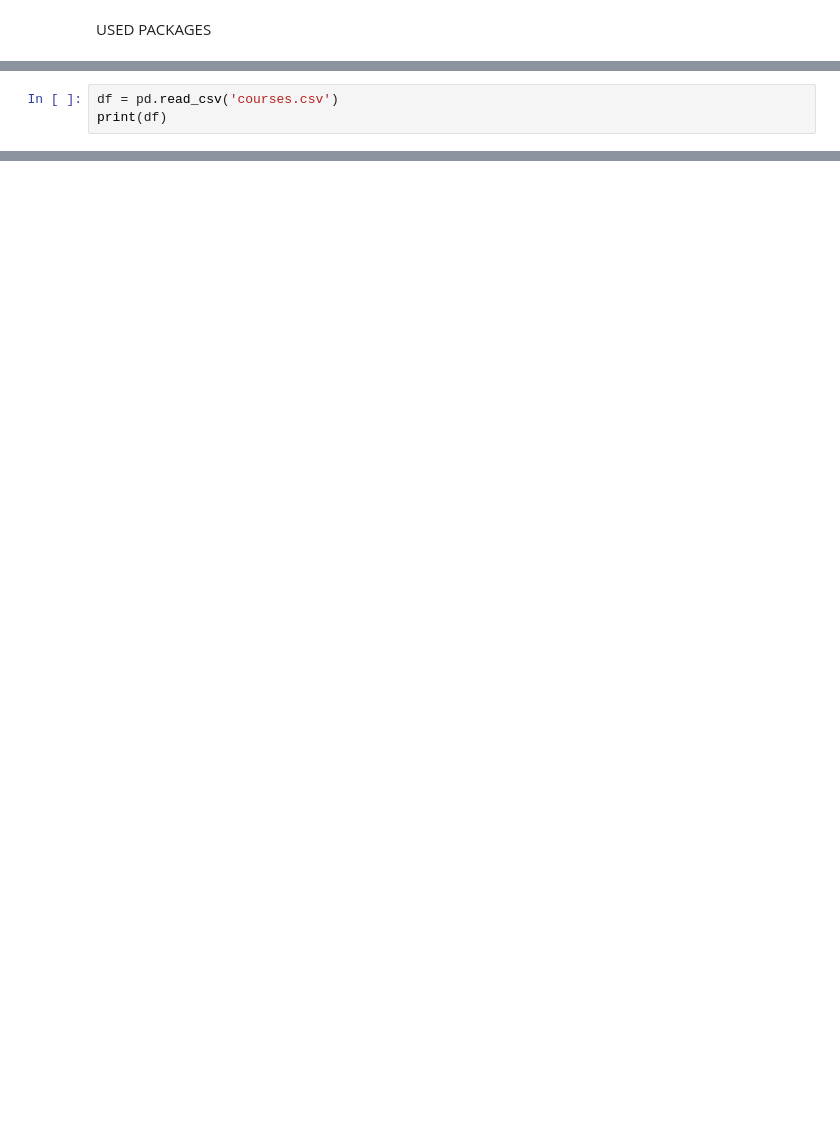
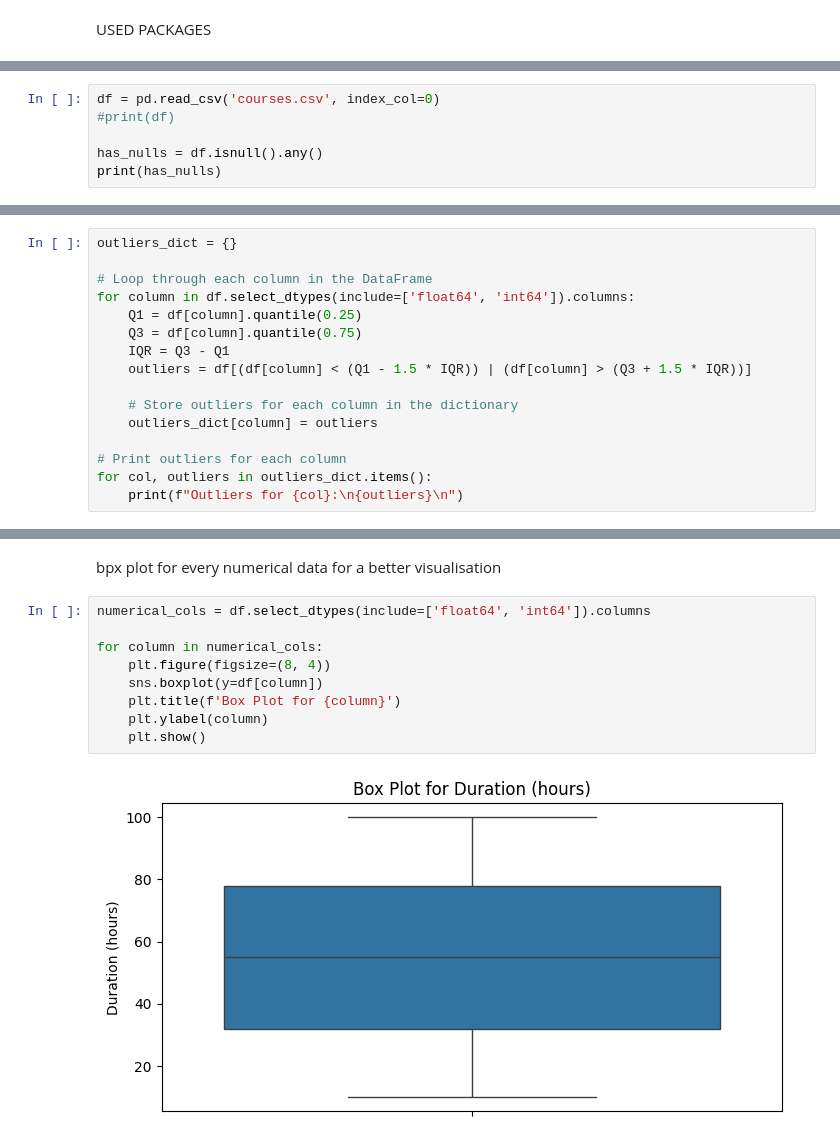
Before and after one commit to TeodoraVuta/E-learning-Project, a Jupyter notebook: test.ipynb, the cells around one changed output, grey strips where cells are left out. Saved outputs shown, nothing was run; the diff lists cells and outputs as text; blank space fills up the shorter version.

```diff
--- a/test.ipynb
+++ b/test.ipynb
@@ -6,4 +8,7 @@ import numpy as np
 # %%
-df = pd.read_csv('courses.csv')
-print(df)
+df = pd.read_csv('courses.csv', index_col=0)
+#print(df)
+
+has_nulls = df.isnull().any()
+print(has_nulls)
 # %% [output]
@@ -26,0 +36,16 @@ print(df)
+# %%
+outliers_dict = {}
+
+# Loop through each column in the DataFrame
+for column in df.select_dtypes(include=['float64', 'int64']).columns:
+    Q1 = df[column].quantile(0.25)
+    Q3 = df[column].quantile(0.75)
+    IQR = Q3 - Q1
+    outliers = df[(df[column] < (Q1 - 1.5 * IQR)) | (df[column] > (Q3 + 1.5 * IQR))]
+
+    # Store outliers for each column in the dictionary
+    outliers_dict[column] = outliers
+
+# Print outliers for each column
+for col, outliers in outliers_dict.items():
+    print(f"Outliers for {col}:\n{outliers}\n")
@@ -26,0 +70,13 @@ print(df)
+# %% [markdown]
+bpx plot for every numerical data for a better visualisation
+# %%
+numerical_cols = df.select_dtypes(include=['float64', 'int64']).columns
+
+for column in numerical_cols:
+    plt.figure(figsize=(8, 4))
+    sns.boxplot(y=df[column])
+    plt.title(f'Box Plot for {column}')
+    plt.ylabel(column)
+    plt.show()
+# %% [output]
+[figure, added]
```
Also changed, not shown: parts of 7 cells of this notebook.
